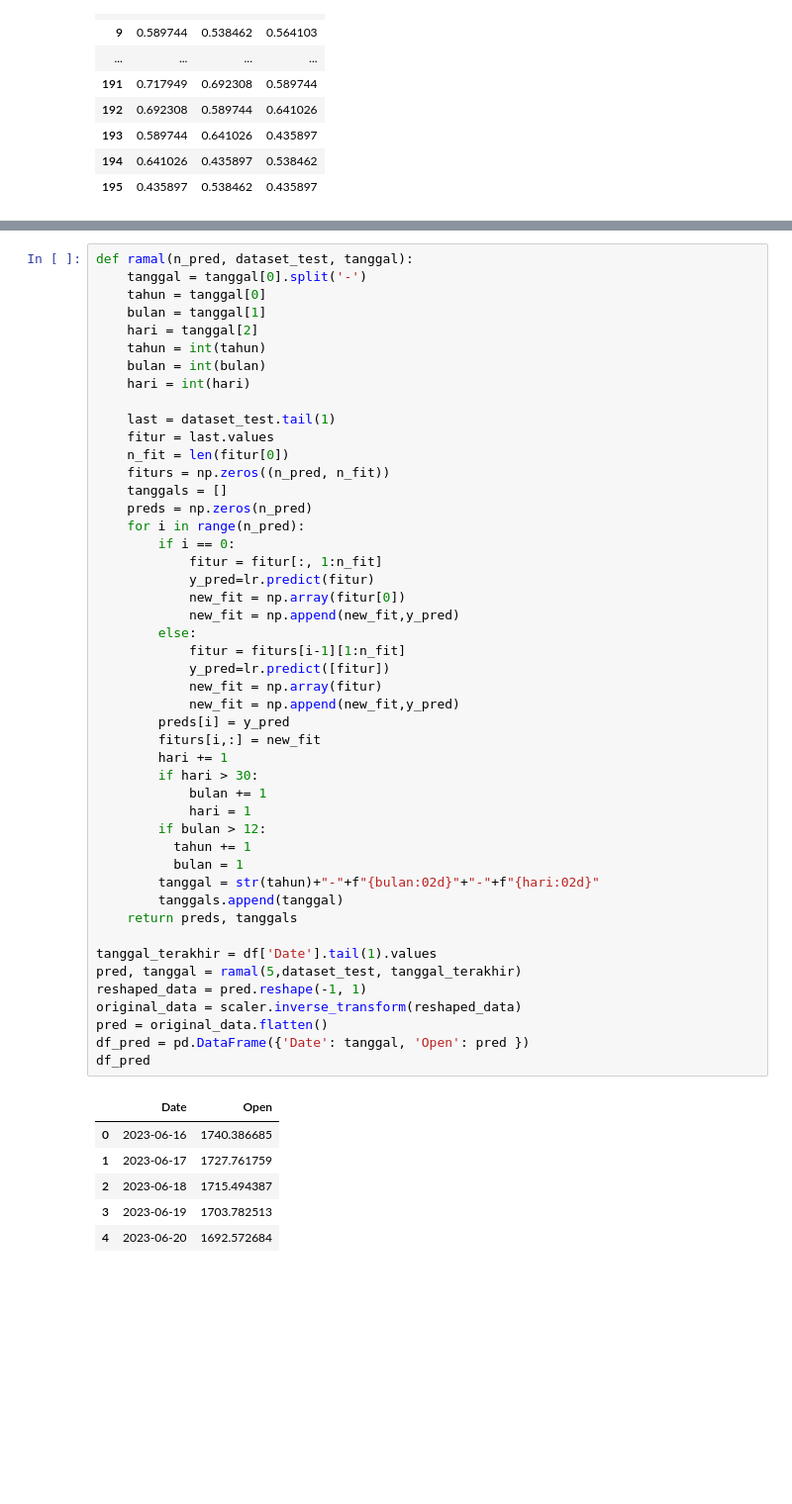
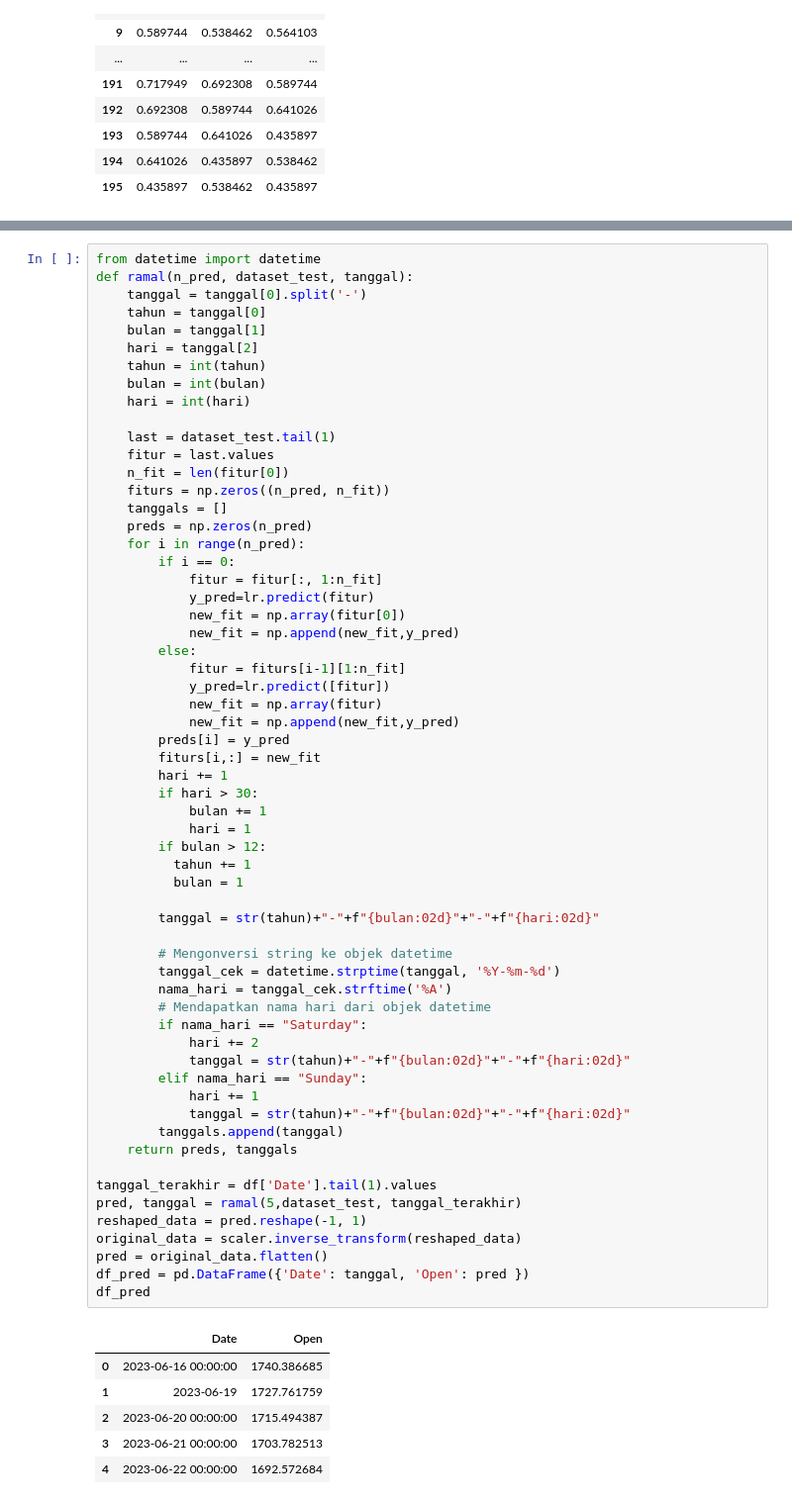
Before and after one commit to Yayanmnh/kuispro, a Jupyter notebook: projek.ipynb, the cells around one changed output, grey strips where cells are left out. Shown at 99% size. Drawn from its saved outputs; the diff is of its cells as text; blank space fills up the shorter version.

```diff
--- a/projek.ipynb
+++ b/projek.ipynb
@@ -167,6 +167,7 @@ Decision Tree =  0.6327874115701998
 MLP =  0.3172391787097479
 LinearRegression()
 # %%
+from datetime import datetime
 def ramal(n_pred, dataset_test, tanggal):
     tanggal = tanggal[0].split('-')
     tahun = tanggal[0]
@@ -188,35 +189,47 @@ def ramal(n_pred, dataset_test, tanggal):
             y_pred=lr.predict(fitur)
             new_fit = np.array(fitur[0])
             new_fit = np.append(new_fit,y_pred)
         else:
             fitur = fiturs[i-1][1:n_fit]
             y_pred=lr.predict([fitur])
             new_fit = np.array(fitur)
             new_fit = np.append(new_fit,y_pred)
         preds[i] = y_pred
         fiturs[i,:] = new_fit
         hari += 1
         if hari > 30:
             bulan += 1
             hari = 1
         if bulan > 12:
           tahun += 1
           bulan = 1
+
         tanggal = str(tahun)+"-"+f"{bulan:02d}"+"-"+f"{hari:02d}"
+
+        # Mengonversi string ke objek datetime
+        tanggal_cek = datetime.strptime(tanggal, '%Y-%m-%d')
+        nama_hari = tanggal_cek.strftime('%A')
+        # Mendapatkan nama hari dari objek datetime
+        if nama_hari == "Saturday":
+            hari += 2
+            tanggal = str(tahun)+"-"+f"{bulan:02d}"+"-"+f"{hari:02d}"
+        elif nama_hari == "Sunday":
+            hari += 1
+            tanggal = str(tahun)+"-"+f"{bulan:02d}"+"-"+f"{hari:02d}"
         tanggals.append(tanggal)
     return preds, tanggals
 
 tanggal_terakhir = df['Date'].tail(1).values
 pred, tanggal = ramal(5,dataset_test, tanggal_terakhir)
 reshaped_data = pred.reshape(-1, 1)
 original_data = scaler.inverse_transform(reshaped_data)
 pred = original_data.flatten()
 df_pred = pd.DataFrame({'Date': tanggal, 'Open': pred })
 df_pred
 # %% [output]
 |  | Date | Open |
-| 0 | 2023-06-16 | 1740.386685 |
-| 1 | 2023-06-17 | 1727.761759 |
-| 2 | 2023-06-18 | 1715.494387 |
-| 3 | 2023-06-19 | 1703.782513 |
-| 4 | 2023-06-20 | 1692.572684 |
+| 0 | 2023-06-16 00:00:00 | 1740.386685 |
+| 1 | 2023-06-19 | 1727.761759 |
+| 2 | 2023-06-20 00:00:00 | 1715.494387 |
+| 3 | 2023-06-21 00:00:00 | 1703.782513 |
+| 4 | 2023-06-22 00:00:00 | 1692.572684 |
```
Also changed, not shown: parts of 1 cell of this notebook.
